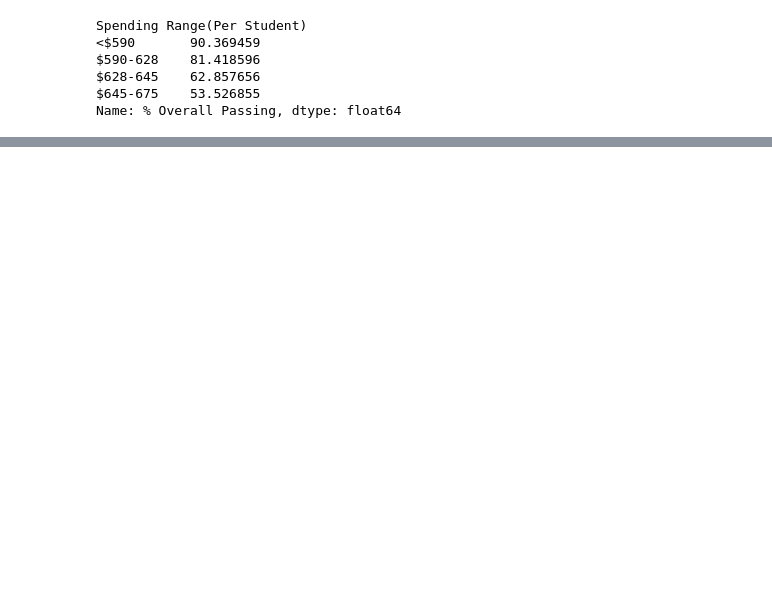
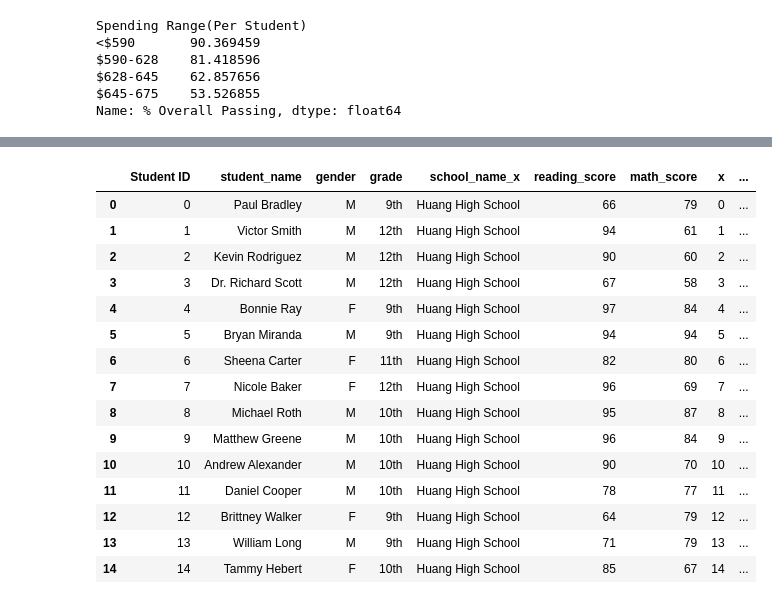
Before and after one commit to ftjyangf/School_District_Analysis, a Jupyter notebook: PyCitySchools.ipynb, the cells around one changed output, grey strips where cells are left out. Cells and saved outputs as stored; diff of their text form; code cells hidden in the pictures; blank space fills up the shorter version.

```diff
--- a/PyCitySchools.ipynb
+++ b/PyCitySchools.ipynb
@@ -560,3 +625,22 @@ type_summary_df
 | School Type |  |  |  |  |  |
 | Charter | 83.4 | 83.9 | 97 | 94 | 91 |
 | District | 77.0 | 81.0 | 81 | 67 | 54 |
+# %%
+pd.merge(students_df.assign(x = students_df['Student ID'].astype(str)),schools_df.assign(x = schools_df['School ID'].astype(str)), on = ['x','x'],how = 'right')
+# %% [output]
+|  | Student ID | student_name | gender | grade | school_name_x | reading_score | math_score | x | ... |
+| 0 | 0 | Paul Bradley | M | 9th | Huang High School | 66 | 79 | 0 | ... |
+| 1 | 1 | Victor Smith | M | 12th | Huang High School | 94 | 61 | 1 | ... |
+| 2 | 2 | Kevin Rodriguez | M | 12th | Huang High School | 90 | 60 | 2 | ... |
+| 3 | 3 | Dr. Richard Scott | M | 12th | Huang High School | 67 | 58 | 3 | ... |
+| 4 | 4 | Bonnie Ray | F | 9th | Huang High School | 97 | 84 | 4 | ... |
+| 5 | 5 | Bryan Miranda | M | 9th | Huang High School | 94 | 94 | 5 | ... |
+| 6 | 6 | Sheena Carter | F | 11th | Huang High School | 82 | 80 | 6 | ... |
+| 7 | 7 | Nicole Baker | F | 12th | Huang High School | 96 | 69 | 7 | ... |
+| 8 | 8 | Michael Roth | M | 10th | Huang High School | 95 | 87 | 8 | ... |
+| 9 | 9 | Matthew Greene | M | 10th | Huang High School | 96 | 84 | 9 | ... |
+| 10 | 10 | Andrew Alexander | M | 10th | Huang High School | 90 | 70 | 10 | ... |
+| 11 | 11 | Daniel Cooper | M | 10th | Huang High School | 78 | 77 | 11 | ... |
+| 12 | 12 | Brittney Walker | F | 9th | Huang High School | 64 | 79 | 12 | ... |
+| 13 | 13 | William Long | M | 9th | Huang High School | 71 | 79 | 13 | ... |
+| 14 | 14 | Tammy Hebert | F | 10th | Huang High School | 85 | 67 | 14 | ... |
```
Also changed, not shown: parts of 22 cells of this notebook, 11 other files.
